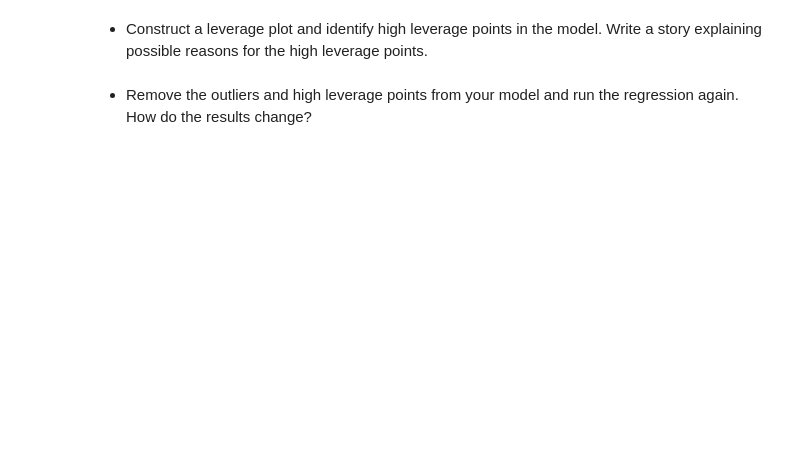
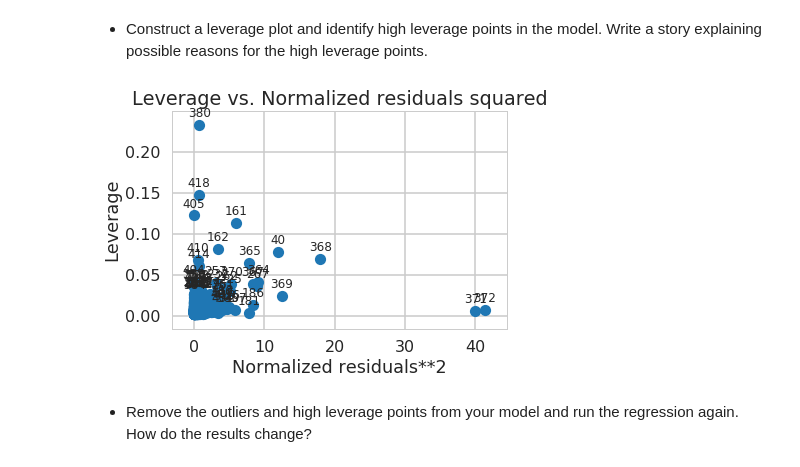
Before and after one commit to SethDKelly/Springboard, a Jupyter notebook: sec11/linear_regression/Mini_Project_Linear_Regression.ipynb, the cells around one changed output. Saved outputs shown, nothing was run; the diff lists cells and outputs as text; code cells hidden in the pictures; blank space fills up the shorter version.

```diff
--- a/sec11/linear_regression/Mini_Project_Linear_Regression.ipynb
+++ b/sec11/linear_regression/Mini_Project_Linear_Regression.ipynb
@@ -1042,7 +1096,9 @@ AttributeError: 'OLSResults' object has no attribute 'norm_resid'
 * Construct a leverage plot and identify high leverage points in the model. Write a story explaining possible reasons for the high leverage points.
 # %%
 from statsmodels.graphics.regressionplots import *
-plot_leverage_resid2(m)
+plot_leverage_resid2(ols_crp)
 plt.show()
+# %% [output]
+[figure, added]
 # %% [markdown]
 * Remove the outliers and high leverage points from your model and run the regression again. How do the results change?
```
Also changed, not shown: parts of 14 cells of this notebook.
